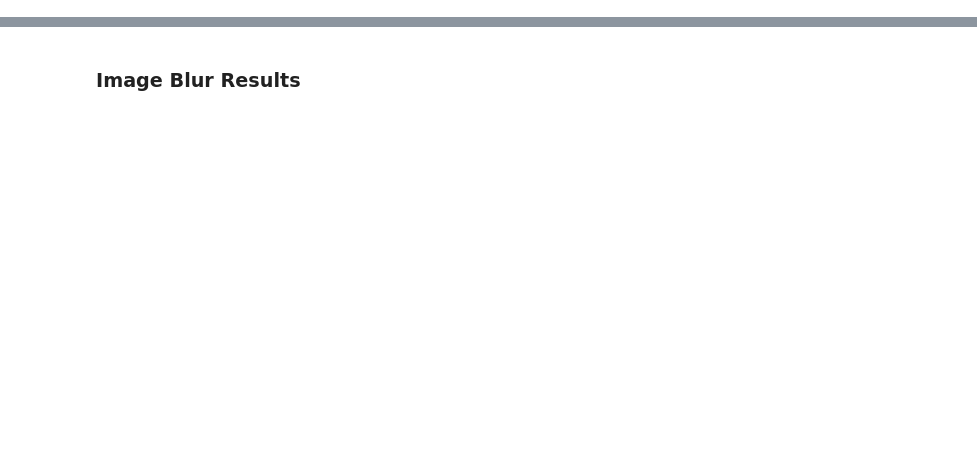
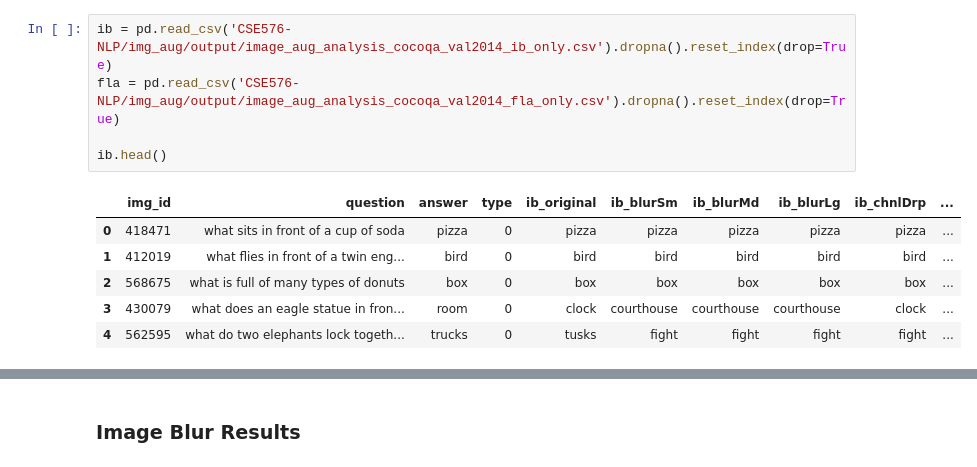
Before and after one commit to shamanthak-hegde/CSE576-NLP, a Jupyter notebook: img_aug/img_aug_analysis_graphs.ipynb, the cells around one changed output, grey strips where cells are left out. Saved outputs shown, nothing was run; the diff lists cells and outputs as text; blank space fills up the shorter version.

```diff
--- a/img_aug/img_aug_analysis_graphs.ipynb
+++ b/img_aug/img_aug_analysis_graphs.ipynb
@@ -35,3 +15,15 @@ Name: count, dtype: int64
+# %%
+ib = pd.read_csv('CSE576-NLP/img_aug/output/image_aug_analysis_cocoqa_val2014_ib_only.csv').dropna().reset_index(drop=True)
+fla = pd.read_csv('CSE576-NLP/img_aug/output/image_aug_analysis_cocoqa_val2014_fla_only.csv').dropna().reset_index(drop=True)
+
+ib.head()
+# %% [output]
+|  | img_id | question | answer | type | ib_original | ib_blurSm | ib_blurMd | ib_blurLg | ib_chnlDrp | ... |
+| 0 | 418471 | what sits in front of a cup of soda | pizza | 0 | pizza | pizza | pizza | pizza | pizza | ... |
+| 1 | 412019 | what flies in front of a twin eng... | bird | 0 | bird | bird | bird | bird | bird | ... |
+| 2 | 568675 | what is full of many types of donuts | box | 0 | box | box | box | box | box | ... |
+| 3 | 430079 | what does an eagle statue in fron... | room | 0 | clock | courthouse | courthouse | courthouse | clock | ... |
+| 4 | 562595 | what do two elephants lock togeth... | trucks | 0 | tusks | fight | fight | fight | fight | ... |
 # %%
 def accuracy_exact_match(pred, target):
     '''
```
Also changed, not shown: parts of 24 cells of this notebook.
